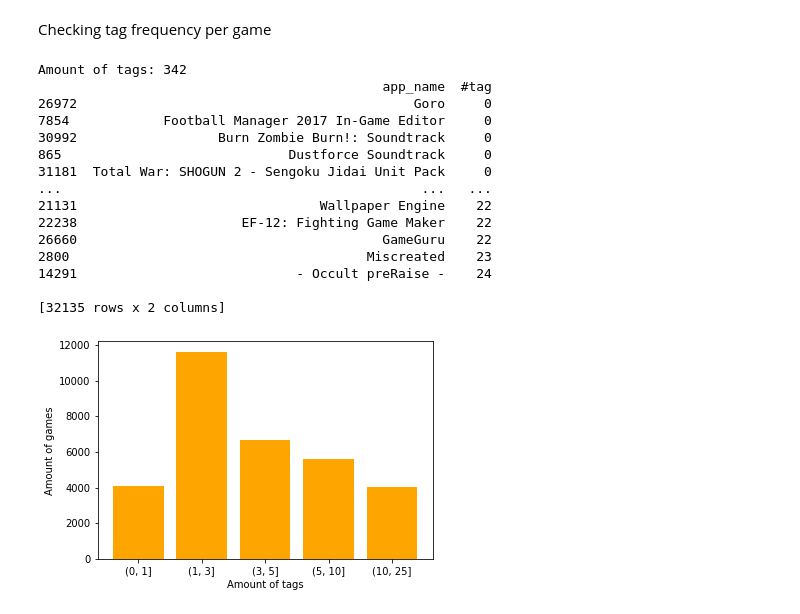
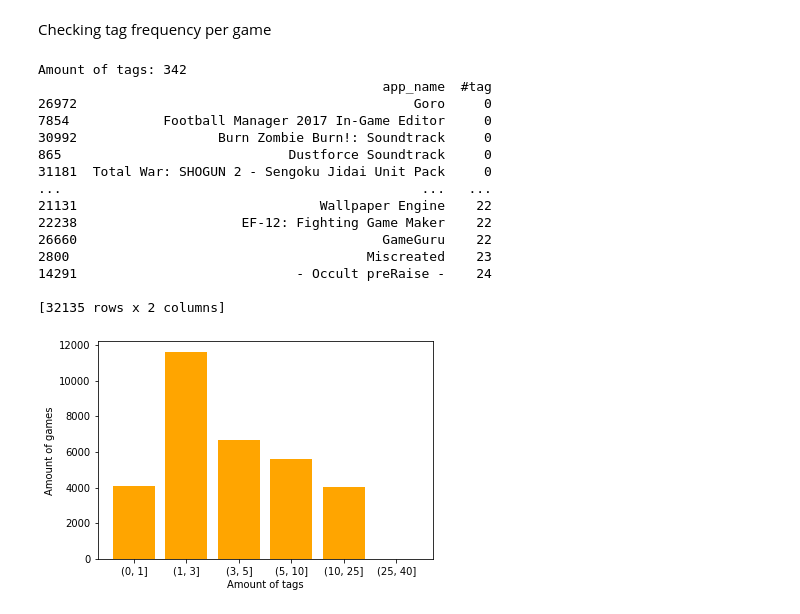
Before and after one commit to lderoeck/AI-Project, a Jupyter notebook: data_analysis.ipynb, the cells around one changed output. Saved outputs shown, nothing was run; the diff lists cells and outputs as text; code cells hidden in the pictures.

```diff
--- a/data_analysis.ipynb
+++ b/data_analysis.ipynb
@@ -150,32 +155,32 @@ print("Amount of tags:", len(set.union(tags_set, genre_set)))
 game_tags["#tag"] = game_tags.apply(lambda x: len(set.union(x.genres, x.tags)), axis=1)
 
 print(game_tags[["app_name", "#tag"]].sort_values("#tag"))
-tag_bin = [0, 1, 3, 5, 10, 25]
+tag_bin = [0, 1, 3, 5, 10, 25, 40]
 game_tags["binned_tags"] = pd.cut(game_tags["#tag"], tag_bin).apply(str)
 
 game_tags = game_tags.groupby("binned_tags").count()
 
 x = game_tags["app_name"].index.to_numpy()
 y = game_tags["app_name"].to_numpy()
 
 plt.bar(x, y, color="orange")
 plt.xlabel("Amount of tags")
 plt.ylabel("Amount of games")
 plt.show()
 # %% [output]
 Amount of tags: 342
                                             app_name  #tag
 26972                                           Goro     0
 7854            Football Manager 2017 In-Game Editor     0
 30992                  Burn Zombie Burn!: Soundtrack     0
 865                             Dustforce Soundtrack     0
 31181  Total War: SHOGUN 2 - Sengoku Jidai Unit Pack     0
 ...                                              ...   ...
 21131                               Wallpaper Engine    22
 22238                     EF-12: Fighting Game Maker    22
 26660                                       GameGuru    22
 2800                                      Miscreated    23
 14291                            - Occult preRaise -    24
 
 [32135 rows x 2 columns]
-[figure, old version]
+[figure, new version]
```
Also changed, not shown: parts of 2 cells of this notebook.
